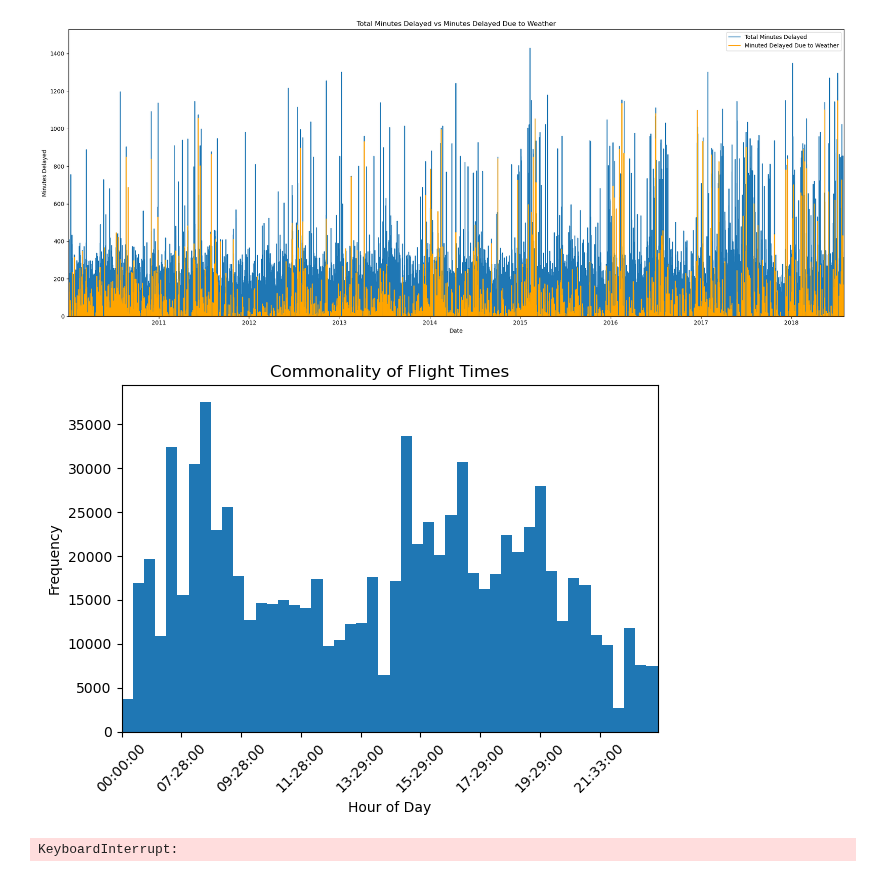
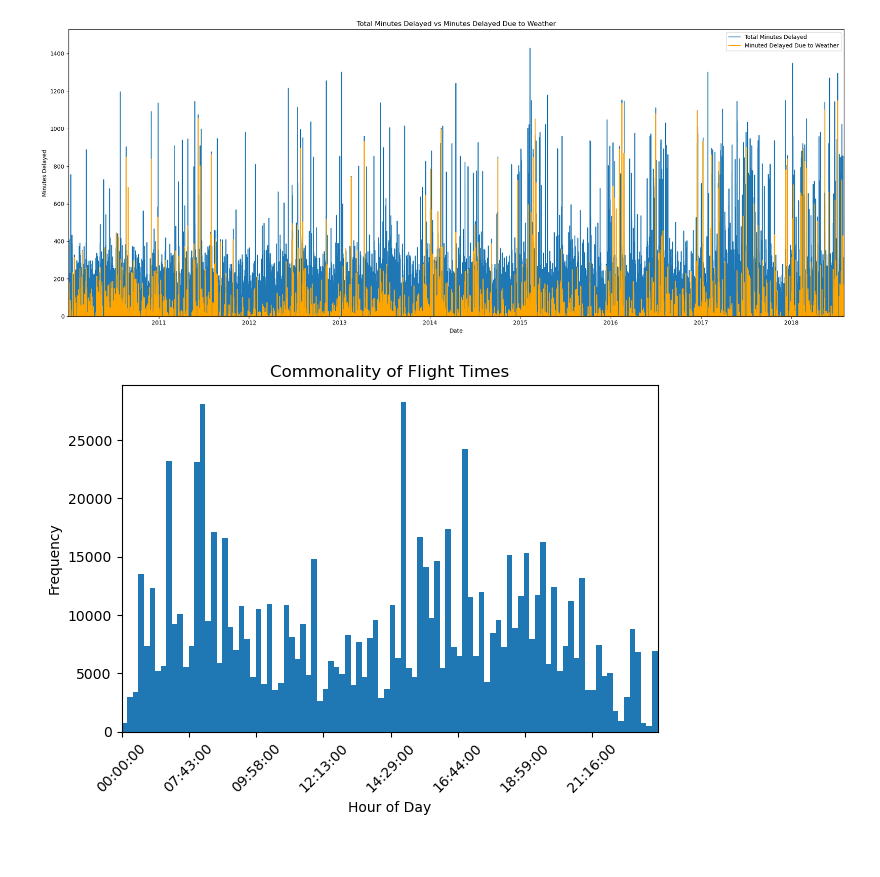
Before and after one commit to craigmiller24/MLP_Project, a Jupyter notebook: Preprocessing.ipynb, the cells around one changed output. Saved outputs shown, nothing was run; the diff lists cells and outputs as text; code cells hidden in the pictures.

```diff
--- a/Preprocessing.ipynb
+++ b/Preprocessing.ipynb
@@ -208,21 +208,19 @@ plt.show()
 [figure]
 # %%
 ax = plt.axes()
-plt.hist(sorted(merged_df['CRS_DEP_TIME']),bins=48)
+
+# 15 minute intervals
+plt.hist(sorted(merged_df['CRS_DEP_TIME']),bins=96)
 
 plt.title("Commonality of Flight Times")
 plt.xlabel("Hour of Day")
 plt.ylabel("Frequency")
 
-ax.set_xticks([i for i in range(0, len(merged_df['CRS_DEP_TIME'].unique()), 120)])
+ax.set_xticks([i for i in range(0, len(merged_df['CRS_DEP_TIME'].unique()), 135)])
 plt.xticks(rotation=45)
 plt.xlim("00:00:00","23:59:59")
 plt.tight_layout()
 
 plt.show()
 # %% [output]
-[figure, old version]
+[figure, new version]
-# %%
-np.mean(merged_df['CRS_DEP_TIME'])
-# %% [output]
-KeyboardInterrupt:
```
Also changed, not shown: parts of 19 cells of this notebook, 2 other files.
